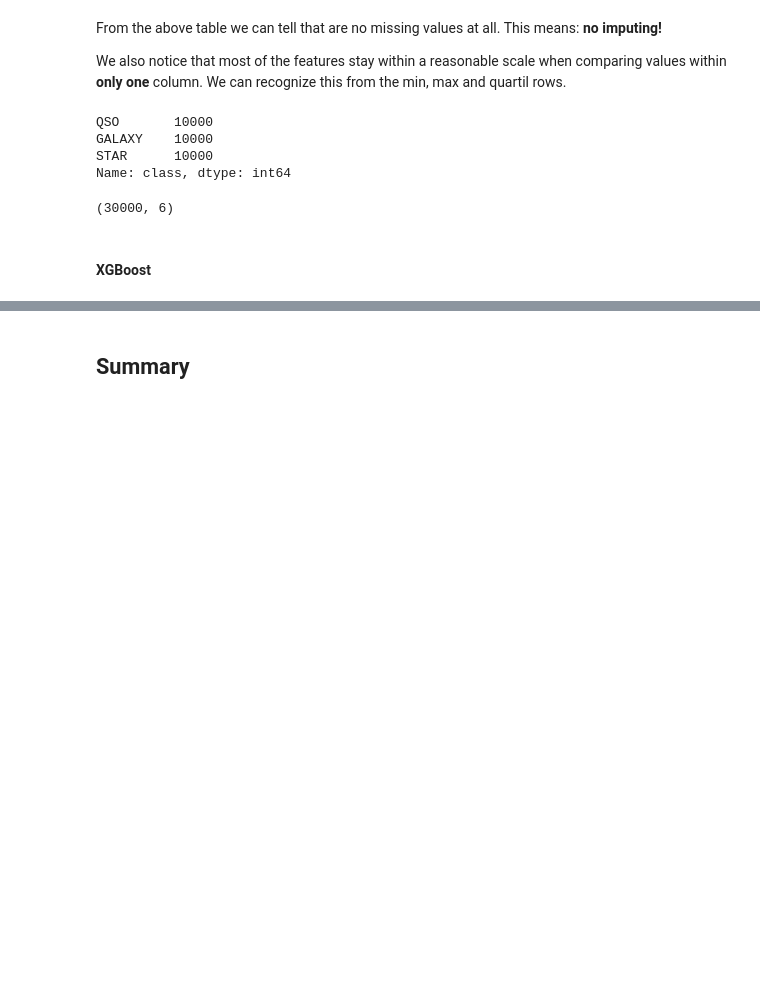
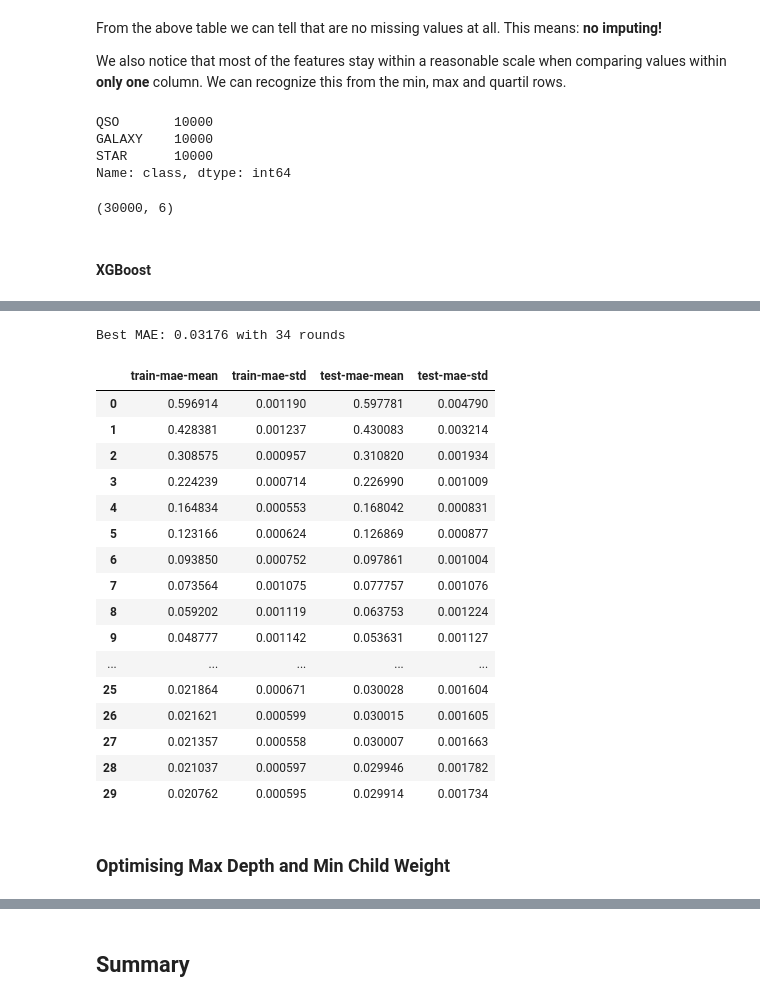
Before and after one commit to Grumpy-Monk-1729/DM-Project, a Jupyter notebook: Xgboost.ipynb, the cells around one changed output, grey strips where cells are left out. Cells and saved outputs as stored; diff of their text form; code cells hidden in the pictures; blank space fills up the shorter version.

```diff
--- a/Xgboost.ipynb
+++ b/Xgboost.ipynb
@@ -97,7 +100,7 @@ X_train, X_test, y_train, y_test = train_test_split(X_df, y_df, test_size=0.30,
 # %% [markdown]
 #### XGBoost
 # %%
-xgb = XGBClassifier(n_estimators=100, eval_metric='mlogloss')
+xgb = XGBClassifier(eval_metric='mlogloss')
 training_start = time.perf_counter()
 xgb.fit(X_train, y_train)
 training_end = time.perf_counter()
@@ -107,7 +110,7 @@ prediction_end = time.perf_counter()
 acc_xgb = (preds == y_test).sum().astype(float) / len(preds)*100
 xgb_train_time = training_end-training_start
 xgb_prediction_time = prediction_end-prediction_start
-print("XGBoost's prediction accuracy is: %3.2f" % (acc_xgb))
+print("XGBoost's prediction accuracy is: %3.5f" % (acc_xgb))
 print("Time consumed for training: %4.3f" % (xgb_train_time))
 print("Time consumed for prediction: %6.5f seconds" % (xgb_prediction_time))
 # %% [output]
@@ -116,0 +124,4 @@ Time consumed for prediction: 0.02665 seconds
+# %%
+import xgboost as xgb
+dtrain = xgb.DMatrix(X_train, label=y_train)
+dtest = xgb.DMatrix(X_test, label=y_test)
@@ -116,0 +138,19 @@ Time consumed for prediction: 0.02665 seconds
+# %%
+params = {
+    # Parameters that we are going to tune.
+    'max_depth':6,
+    'min_child_weight': 1,
+    'eta':.3,
+    'subsample': 1,
+    'colsample_bytree': 1
+}
+params['eval_metric'] = "mae"
+num_boost_round = 999
+# %%
+model = xgb.train(
+    params,
+    dtrain,
+    num_boost_round=num_boost_round,
+    evals=[(dtest, "Test")],
+    early_stopping_rounds=10
+)
@@ -116,0 +175,37 @@ Time consumed for prediction: 0.02665 seconds
+# %%
+print("Best MAE: {:.5f} with {} rounds".format(
+                 model.best_score,
+                 model.best_iteration+1))
+# %% [output]
+Best MAE: 0.03176 with 34 rounds
+# %%
+cv_results = xgb.cv(
+    params,
+    dtrain,
+    num_boost_round=num_boost_round,
+    seed=42,
+    nfold=5,
+    metrics={'mae'},
+    early_stopping_rounds=10
+)
+cv_results
+# %% [output]
+|  | train-mae-mean | train-mae-std | test-mae-mean | test-mae-std |
+| 0 | 0.596914 | 0.001190 | 0.597781 | 0.004790 |
+| 1 | 0.428381 | 0.001237 | 0.430083 | 0.003214 |
+| 2 | 0.308575 | 0.000957 | 0.310820 | 0.001934 |
+| 3 | 0.224239 | 0.000714 | 0.226990 | 0.001009 |
+| 4 | 0.164834 | 0.000553 | 0.168042 | 0.000831 |
+| 5 | 0.123166 | 0.000624 | 0.126869 | 0.000877 |
+| 6 | 0.093850 | 0.000752 | 0.097861 | 0.001004 |
+| 7 | 0.073564 | 0.001075 | 0.077757 | 0.001076 |
+| 8 | 0.059202 | 0.001119 | 0.063753 | 0.001224 |
+| 9 | 0.048777 | 0.001142 | 0.053631 | 0.001127 |
+| ... | ... | ... | ... | ... |
+| 25 | 0.021864 | 0.000671 | 0.030028 | 0.001604 |
+| 26 | 0.021621 | 0.000599 | 0.030015 | 0.001605 |
+| 27 | 0.021357 | 0.000558 | 0.030007 | 0.001663 |
+| 28 | 0.021037 | 0.000597 | 0.029946 | 0.001782 |
+| 29 | 0.020762 | 0.000595 | 0.029914 | 0.001734 |
+# %% [markdown]
+### Optimising Max Depth and Min Child Weight
```
Also changed, not shown: parts of 32 cells of this notebook, 7 other files.
